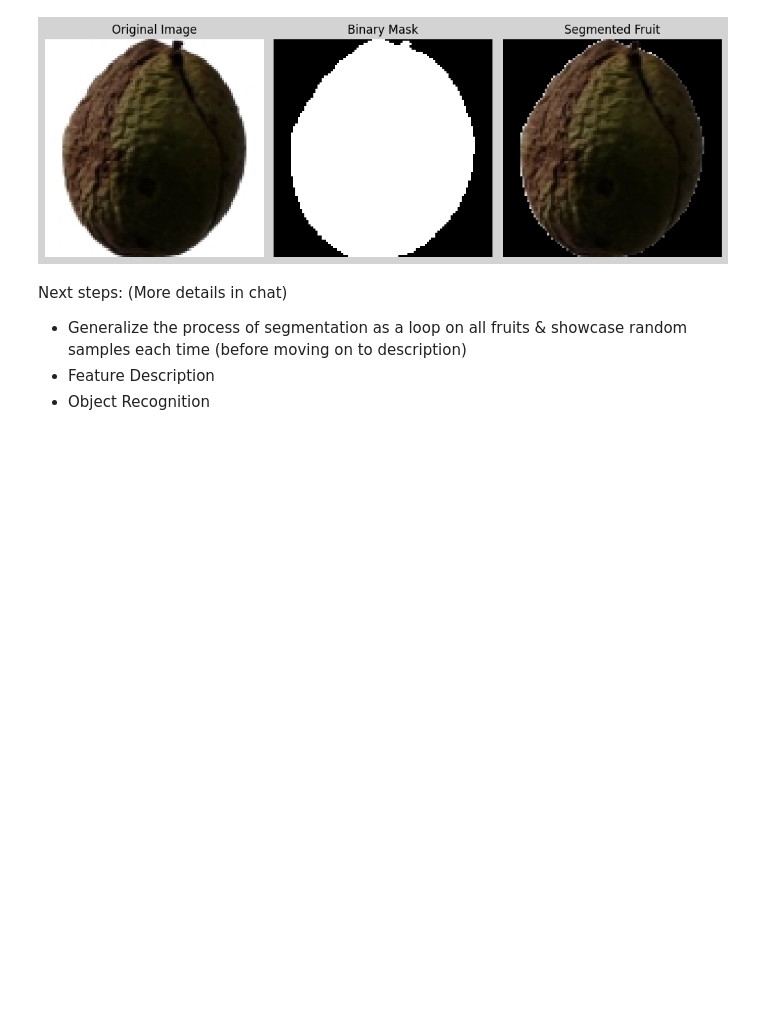
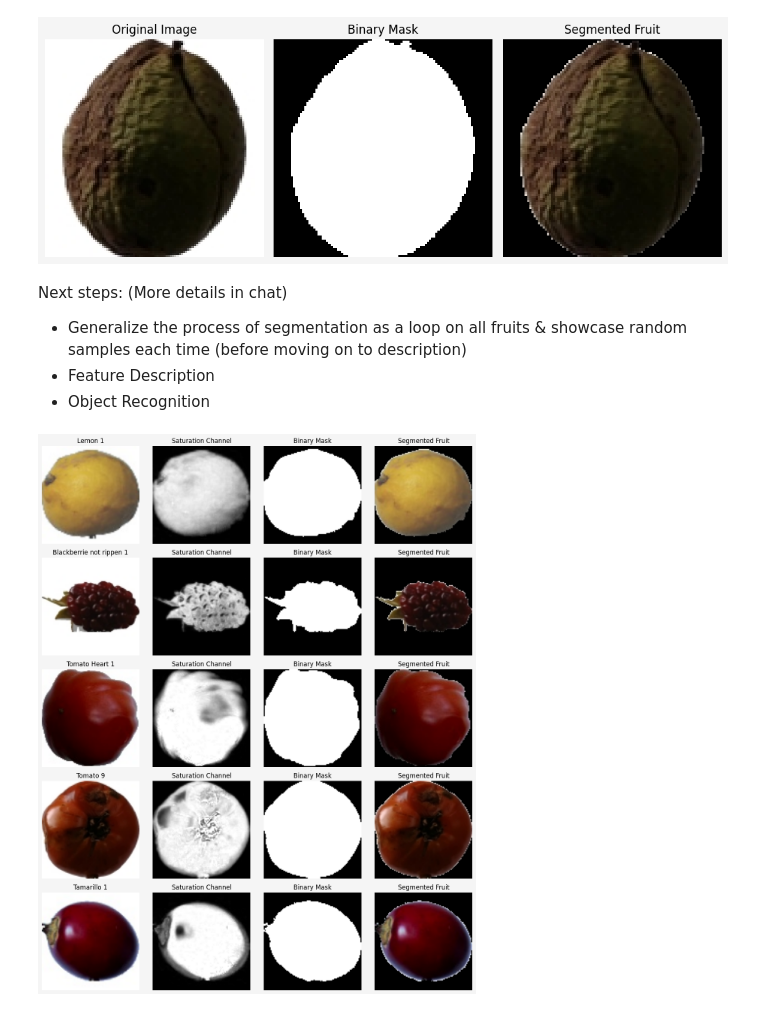
Before and after one commit to mohamedelziat50/Fruit-Recognition-MIU, a Jupyter notebook: Fruit_Recognition.ipynb, the cells around one changed output. Drawn from its saved outputs; the diff is of its cells as text; code cells hidden in the pictures; blank space fills up the shorter version.

Commit message:
Generalized the process of segmentation, showcases random samples through a test_segmentation() function. But needs to separate functionality into mini-functions.

```diff
--- a/Fruit_Recognition.ipynb
+++ b/Fruit_Recognition.ipynb
@@ -389,3 +392,53 @@ Next steps: (More details in chat)
 - Generalize the process of segmentation as a loop on all fruits & showcase random samples each time (before moving on to description)
 - Feature Description
 - Object Recognition
+# %%
+def test_segmentation(fruits, no_of_fruits=5):
+    # Create one BIG figure with all results
+    plt.figure(figsize=(12, 3*no_of_fruits), facecolor="whitesmoke")  # n rows, 4 columns
+
+    for index, fruit in enumerate(random.sample(fruits, no_of_fruits)):
+        # Convert the BGR image to HSV
+        image_hsv = cv.cvtColor(fruit.image, cv.COLOR_BGR2HSV)
+        hue, saturation, value = cv.split(image_hsv) # Returns numpy arrays
+
+        # Compute the histograms for each HSV Channel
+        hue_hist = cv.calcHist([hue], [0], None, [180], [0, 180]) # ([numpyarray], [channels(the index is 0 because we have one numpyarray)], [mask], [histogram_size], [range])
+        saturation_hist = cv.calcHist([saturation], [0], None, [256], [0, 256])
+        value_hist = cv.calcHist([value], [0], None, [256], [0, 256])
+
+        # Segment the image through simple global thresholding
+        _, segmented_image = cv.threshold(saturation, 15, 255, cv.THRESH_BINARY)
+
+        # Show the original image
+        plt.subplot(no_of_fruits, 4, index * 4 + 1)
+        plt.imshow(cv.cvtColor(fruit.image, cv.COLOR_BGR2RGB))
+        plt.title(f"{fruit.label}")
+        plt.axis('off')
+
+        # Show the Saturation channel
+        plt.subplot(no_of_fruits, 4, index * 4 + 2)
+        plt.imshow(saturation, cmap='gray') # Show the colormap/intensities as a grayscale image
+        plt.title("Saturation Channel")
+        plt.axis('off')
+
+        # Show the binary mask
+        plt.subplot(no_of_fruits, 4, index * 4 + 3)
+        plt.imshow(segmented_image, cmap='gray') # Show the colormap/intensities as a grayscale image
+        plt.title("Binary Mask")
+        plt.axis('off')
+
+        # Showcase the segmented fruit (with it's colors) through the mask
+        # Create black image (all zeros)
+        fruit_black = cv.bitwise_and(fruit.image, fruit.image, mask=segmented_image)
+        plt.subplot(no_of_fruits, 4, index * 4 + 4)
+        plt.imshow(cv.cvtColor(fruit_black, cv.COLOR_BGR2RGB))
+        plt.title("Segmented Fruit")
+        plt.axis('off')
+
+    plt.tight_layout()
+    plt.show()
+
+test_segmentation(fruits)
+# %% [output]
+[figure, added]
```
Also changed, not shown: parts of 6 cells of this notebook.
